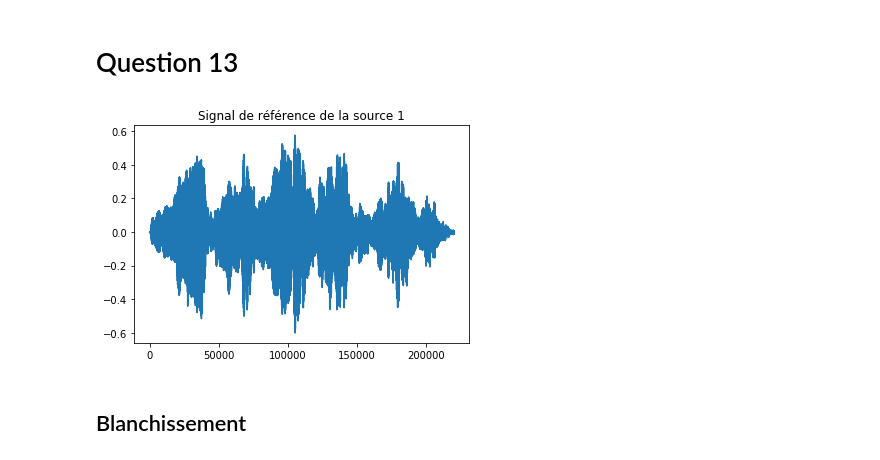
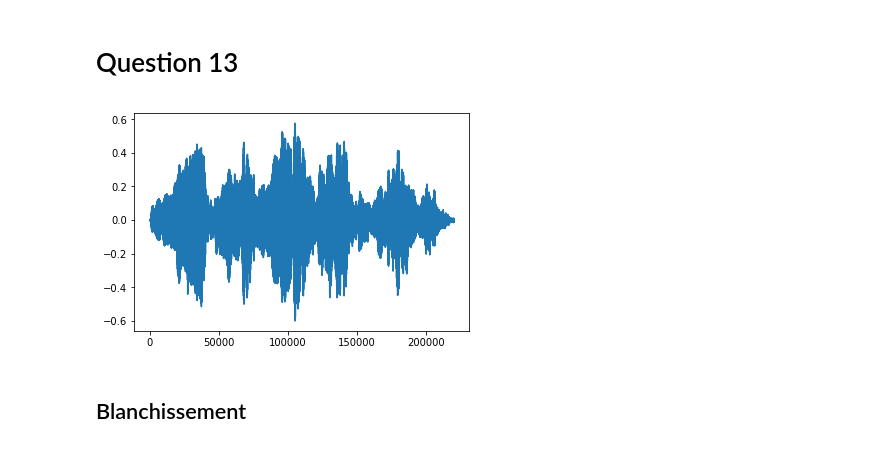
Before and after one commit to gonzaq94/Blind-source-separation, a Jupyter notebook: TP Séparation aveugle de sources - Quintana et Agudelo.ipynb, the cells around one changed output. Cells and saved outputs as stored; diff of their text form; code cells hidden in the pictures.

```diff
--- a/TP Séparation aveugle de sources - Quintana et Agudelo.ipynb
+++ b/TP Séparation aveugle de sources - Quintana et Agudelo.ipynb
@@ -384,10 +281,9 @@ y2 = np.fromfile('Ref_2.txt', dtype = np.float64)
 x = np.stack([x1, x2],axis=0)
 # %%
 plt.plot(y1)
-plt.title("Signal de référence de la source 1")
 plt.show()
 # %% [output]
-[figure, old version]
+[figure, new version]
 # %% [markdown]
 ## Blanchissement
 # %%
```
Also changed, not shown: parts of 35 cells of this notebook.
